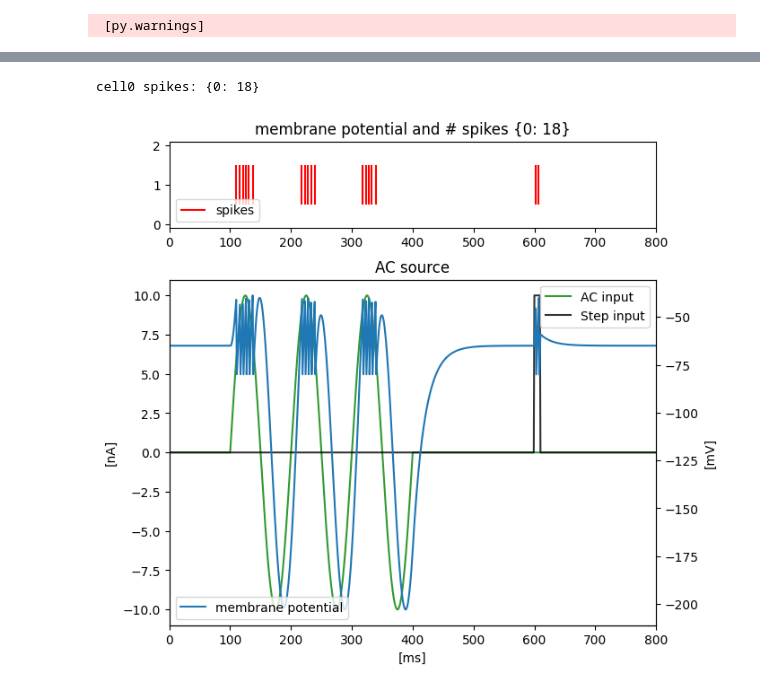
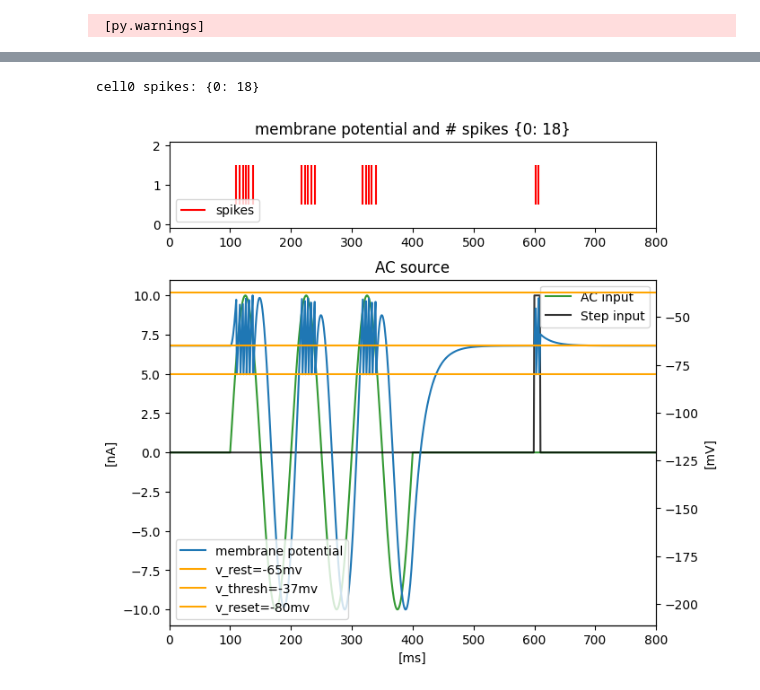
Before and after one commit to albertoarturovergani/CNT-2025, a Jupyter notebook: notebooks/intro/eg_single-cell.ipynb, the cells around one changed output, grey strips where cells are left out. Saved outputs shown, nothing was run; the diff lists cells and outputs as text; code cells hidden in the pictures.

```diff
--- a/notebooks/intro/eg_single-cell.ipynb
+++ b/notebooks/intro/eg_single-cell.ipynb
@@ -181,31 +181,34 @@ fig, ax = plt.subplots(1,1, figsize=(7,5))
 #fig.tight_layout(pad=5)
 
 ax.plot(i, 'green', alpha=0.8, label='AC input')
 ax.plot(stepPulse, 'k', alpha=0.8, label='Step input')
 
 ax1=ax.twinx()
 ax1.plot(v0, label='membrane potential')
 
 #ax1.axhline(y=cell0[0].v_thresh, color='k')
 ax2=ax1.inset_axes([0,1.15,1,0.25])
 ax2.set_xlim(0, simtime)
 ax2.eventplot(np.array(list(spikes0)).T, color='r', alpha=1, label='spikes')
 
 ax.set_ylabel('[nA]')
 ax.set_title('AC source')
 ax1.set_title(f'membrane potential and # spikes {cell0.get_spike_counts()}')
+ax1.axhline(-65, label=f'v_rest={-65}mv', c='orange', alpha=1)
+ax1.axhline(-37, label=f'v_thresh={-37}mv', c='orange', alpha=1)
+ax1.axhline(-80, label=f'v_reset={-80}mv', c='orange', alpha=1)
 
 ax1.set_ylabel('[mV]')
 
 ax.set_xlim(0, simtime)
 ax.set_xlabel('[ms]')
 #ax1.set_yticklabels(' ')
 
 ax1.legend(loc='lower left')
 ax2.legend(loc='lower left')
 ax.legend(loc='upper right')
 
 fig.savefig(f'{saveName}.jpeg', dpi=70, bbox_inches='tight', facecolor='white')
 # %% [output]
 cell0 spikes: {0: 18}
-[figure, old version]
+[figure, new version]
```
Also changed, not shown: parts of 2 cells of this notebook, 20 other files.
